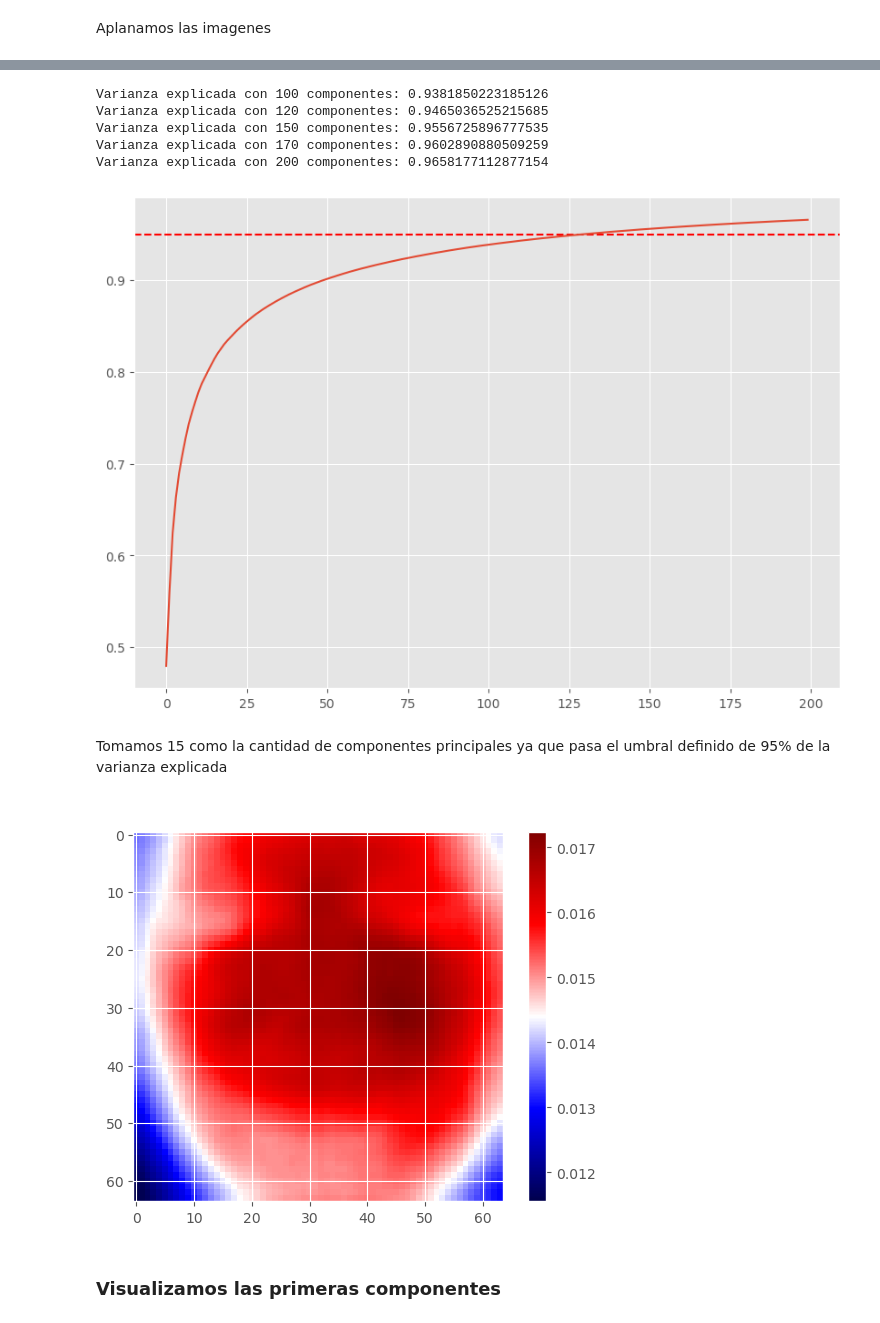
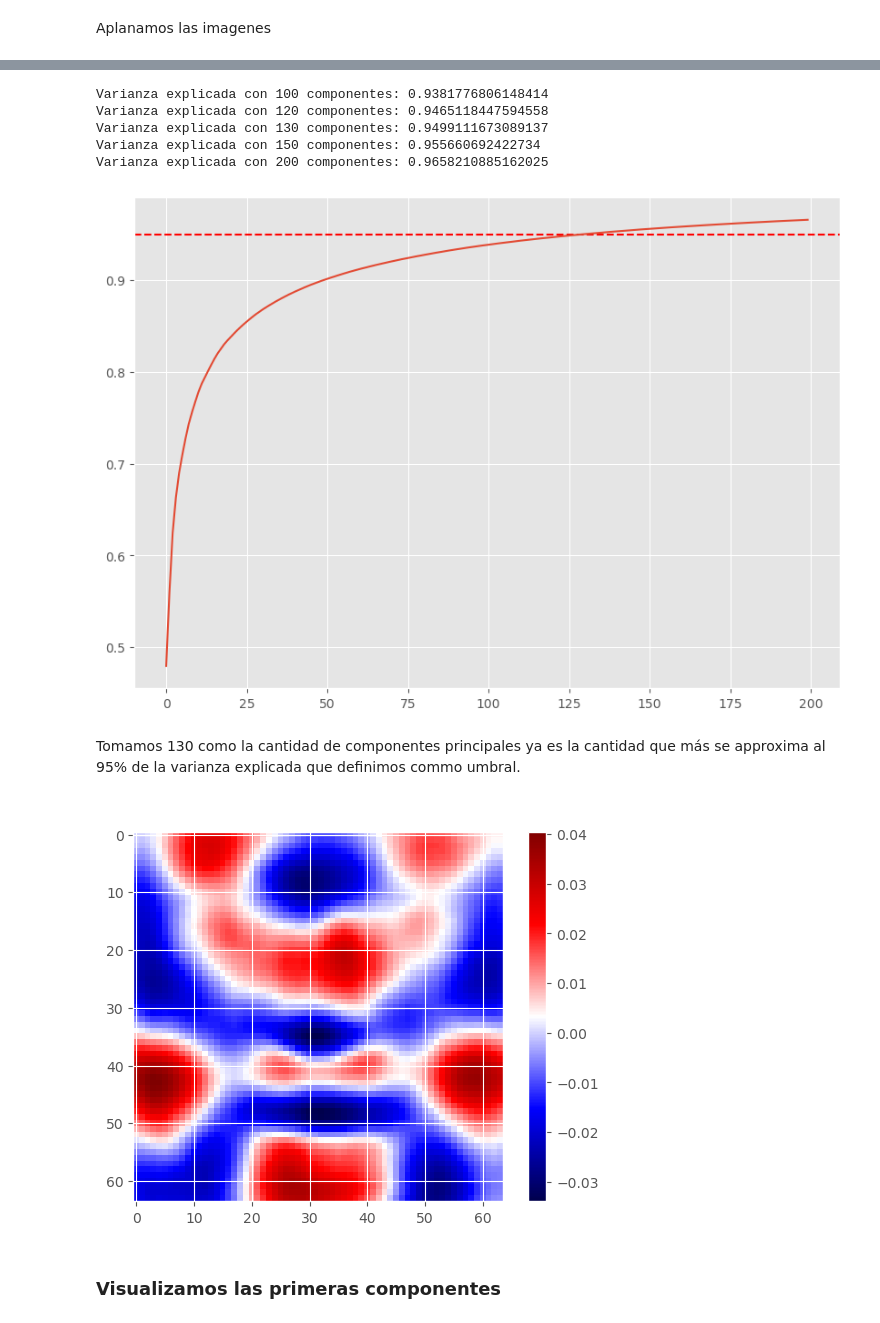
Before and after one commit to joacoguerrae/obligatorio_ml_para_ia, a Jupyter notebook: notebook_obligatorio_sanes_guerra.ipynb, the cells around one changed output, grey strips where cells are left out. Drawn from its saved outputs; the diff is of its cells as text; code cells hidden in the pictures.

```diff
--- a/notebook_obligatorio_sanes_guerra.ipynb
+++ b/notebook_obligatorio_sanes_guerra.ipynb
@@ -202,13 +202,3 @@ X_flatten = np.array([im.flatten() for im in tqdm(X, desc='Construyendo X')])
 # %%
 X_faces_flatten = np.array([im.flatten() for im in tqdm(X_faces, desc='Construyendo X')])
 X_fondos_flatten = np.array([im.flatten() for im in tqdm(X_fondos, desc='Construyendo X')])
-# %%
-# Vuelvo X_faces a su forma original y muestro 10 random
-X_faces_reshaped = X_fondos_flatten.reshape(-1, 64, 64)
-samples = sample(range(X_faces_reshaped.shape[0]), 10)
-fig, ax = plt.subplots(2, 5, figsize=(10, 4))
-for i, axi in enumerate(ax.flat):
-    axi.imshow(X_faces_reshaped[samples[i]], cmap='gray')
-    axi.axis('off')
-plt.tight_layout()
-plt.show()
@@ -218,7 +206,7 @@ plt.show()
 X_train, X_val, y_train, y_val = train_test_split(X_flatten, y, test_size=0.1, random_state=42)
 # %%
 # PCA
-pca_values = [100,120,150,170,200]
+pca_values = [100,120,130,150,200]
 pca_dict = {}
 for i in pca_values:
     pca_dict[i] = PCA(n_components=i, whiten=True)
@@ -233,26 +241,26 @@ ax.axhline(y=0.95, color='r', linestyle='--', label='95%')
 plt.plot(np.cumsum(pca_dict[200].explained_variance_ratio_), label=f'{200} componentes')
 plt.show()
 # %% [output]
-Varianza explicada con 100 componentes: 0.9381850223185126
-Varianza explicada con 120 componentes: 0.9465036525215685
-Varianza explicada con 150 componentes: 0.9556725896777535
-Varianza explicada con 170 componentes: 0.9602890880509259
-Varianza explicada con 200 componentes: 0.9658177112877154
+Varianza explicada con 100 componentes: 0.9381776806148414
+Varianza explicada con 120 componentes: 0.9465118447594558
+Varianza explicada con 130 componentes: 0.9499111673089137
+Varianza explicada con 150 componentes: 0.955660692422734
+Varianza explicada con 200 componentes: 0.9658210885162025
 [figure]
 # %% [markdown]
-Tomamos 15 como la cantidad de componentes principales ya que pasa el umbral definido de 95% de la varianza explicada
+Tomamos 130 como la cantidad de componentes principales ya es la cantidad que más se approxima al 95% de la varianza explicada que definimos commo umbral.
 # %%
-pca_final = pca_dict[150]
+pca_final = pca_dict[130]
 # %%
-pc1 = pca_final.components_[0]  # Shape: (4096,)
+pc1 = pca_final.components_[20]  # Shape: (4096,)
 
 # Visualizarlo como imagen (reshape 64x64)
 plt.imshow(pc1.reshape(64, 64), cmap='seismic')
 plt.title("Primer componente principal (PC1)")
 plt.colorbar()
 plt.show()
 # %% [output]
-[figure, old version]
+[figure, new version]
 # %% [markdown]
 ### Visualizamos las primeras componentes
 # %%
```
Also changed, not shown: parts of 20 cells of this notebook, 1 other file.
